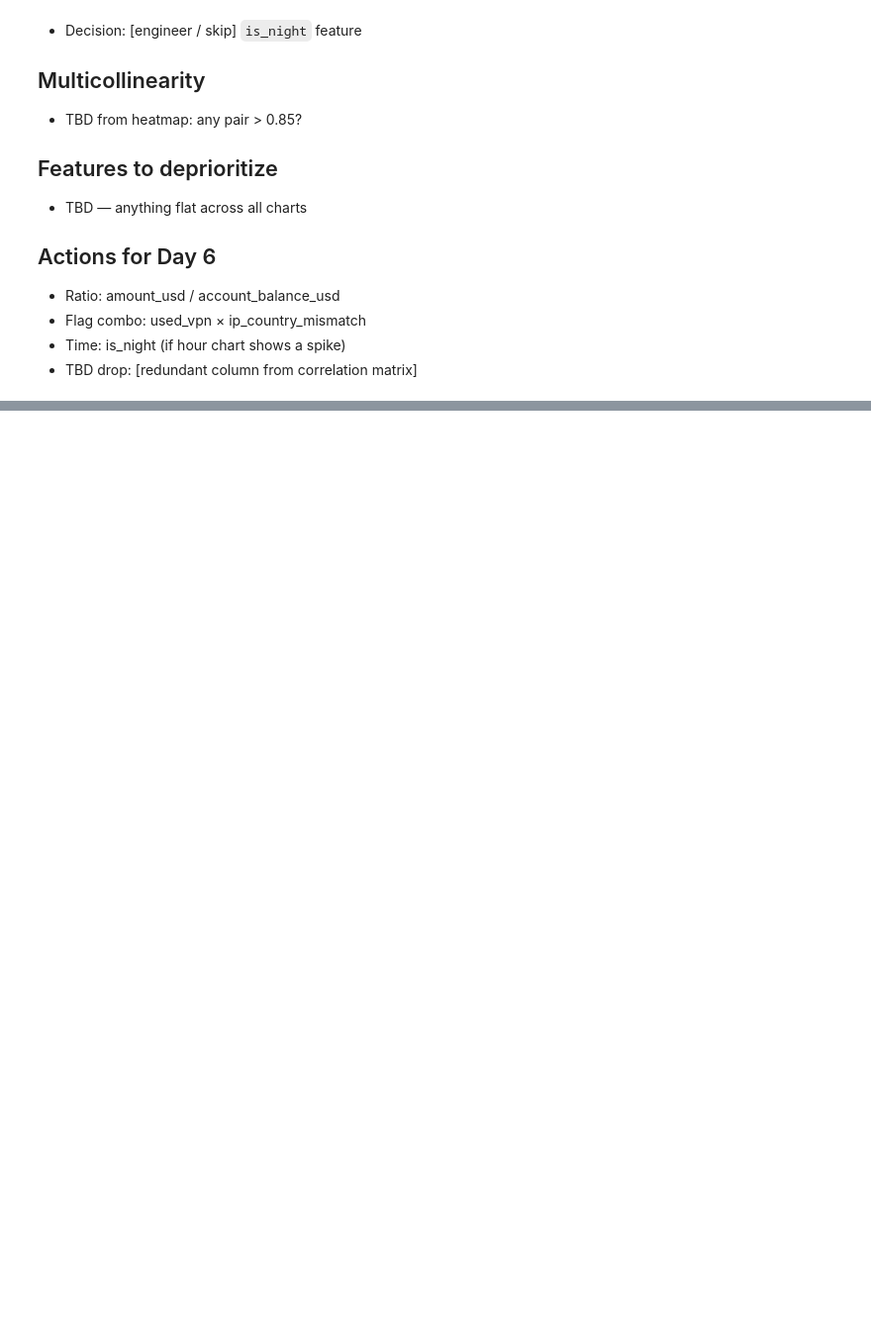
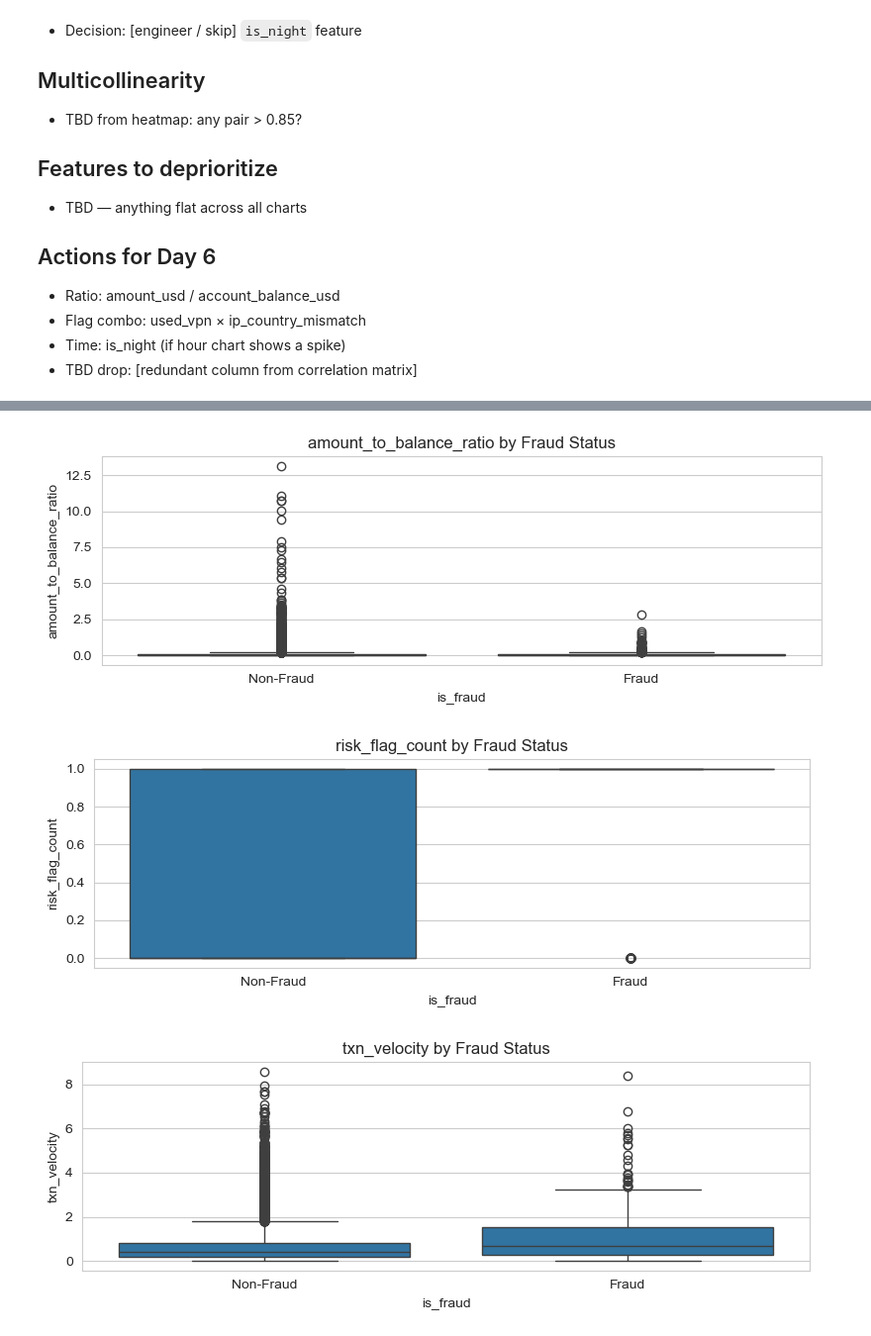
Before and after one commit to Uday2419/Fraudlense, a Jupyter notebook: notebooks/03_eda.ipynb, the cells around one changed output, grey strips where cells are left out. Shown at 99% size. Saved outputs shown, nothing was run; the diff lists cells and outputs as text; code cells hidden in the pictures; blank space fills up the shorter version.

```diff
--- a/notebooks/03_eda.ipynb
+++ b/notebooks/03_eda.ipynb
@@ -222,0 +227,35 @@ plt.show()
+# %%
+df = pd.read_csv('../data/processed/credit_card_fraud_clean.csv')
+print(f"Before: {df.shape}")
+
+# --- Ratio features ---
+df['amount_to_balance_ratio'] = df['amount_usd'] / (df['account_balance_usd'] + 1)
+df['amount_per_txn_24h'] = df['amount_usd'] / (df['txn_count_last_24h'] + 1)
+df['balance_after_txn'] = df['account_balance_usd'] - df['amount_usd']
+
+# --- Time-based features ---
+df['is_night'] = df['time_of_day_hour'].isin([0, 1, 2, 3, 4, 5]).astype(int)
+df['is_weekend'] = df['day_of_week'].isin([5, 6, 5.0, 6.0, 'Saturday', 'Sunday']).astype(int)
+
+# --- Velocity features ---
+df['txn_velocity'] = df['txn_count_last_24h'] / (df['hours_since_last_txn'] + 1)
+
+# --- Risk combination features ---
+df['risk_flag_count'] = (
+    df['is_foreign_transaction']
+    + df['used_vpn']
+    + df['ip_country_mismatch']
+    + df['billing_shipping_mismatch']
+    + df['is_new_merchant']
+)
+
+# --- Interaction features ---
+df['vpn_x_foreign'] = df['used_vpn'] * df['is_foreign_transaction']
+df['vpn_x_country_mismatch'] = df['used_vpn'] * df['ip_country_mismatch']
+
+# --- Binned features ---
+df['amount_bin'] = pd.qcut(df['amount_usd'], q=5, labels=['very_low', 'low', 'medium', 'high', 'very_high'])
+df['balance_bin'] = pd.qcut(df['account_balance_usd'], q=5, labels=['very_low', 'low', 'medium', 'high', 'very_high'], duplicates='drop')
+
+print(f"After: {df.shape}")
+print(f"New features: {df.shape[1] - 26}")
@@ -222,0 +288,12 @@ plt.show()
+# %%
+for col in ['amount_to_balance_ratio', 'risk_flag_count', 'txn_velocity']:
+    fig, ax = plt.subplots(1, 1, figsize=(8, 3))
+    sns.boxplot(data=df, x='is_fraud', y=col, ax=ax)
+    ax.set_title(f'{col} by Fraud Status')
+    ax.set_xticklabels(['Non-Fraud', 'Fraud'])
+    plt.tight_layout()
+    plt.show()
+# %% [output]
+[figure, added]
+[figure, added]
+[figure, added]
```
Also changed, not shown: parts of 6 cells of this notebook, 1 other file.
